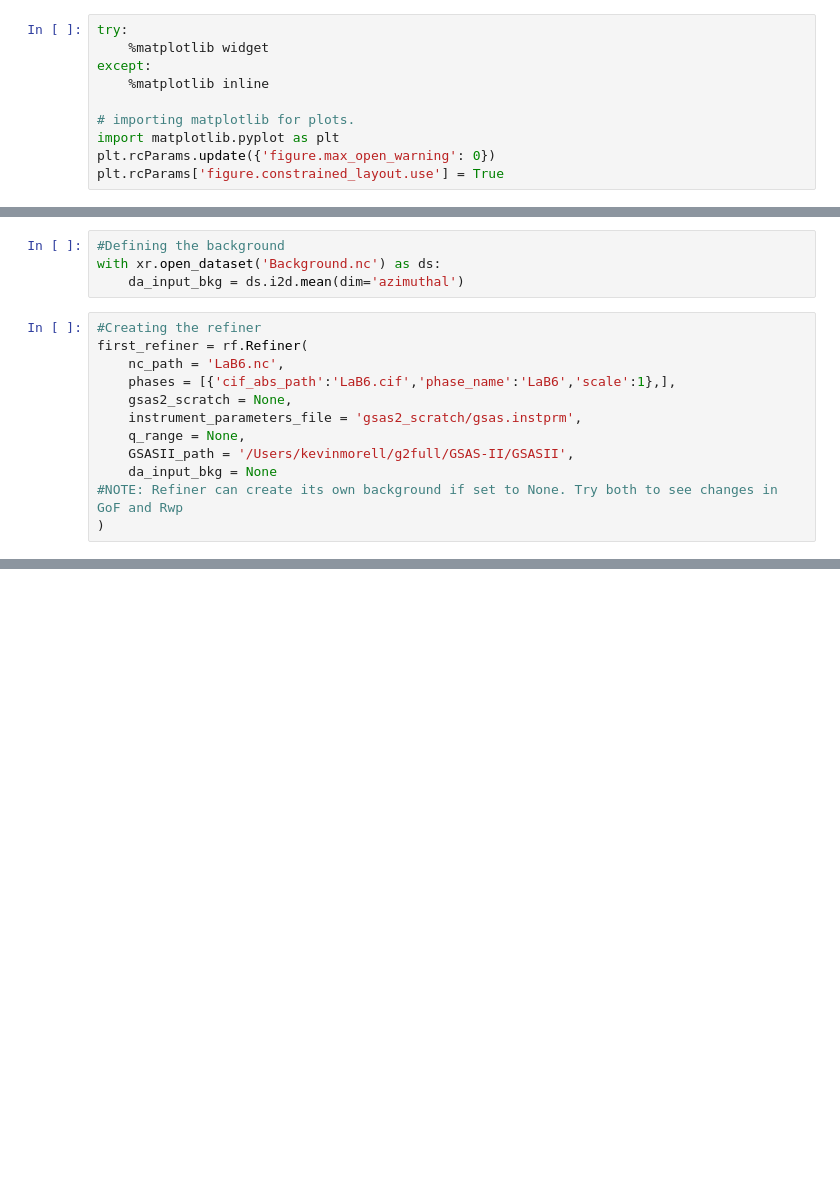
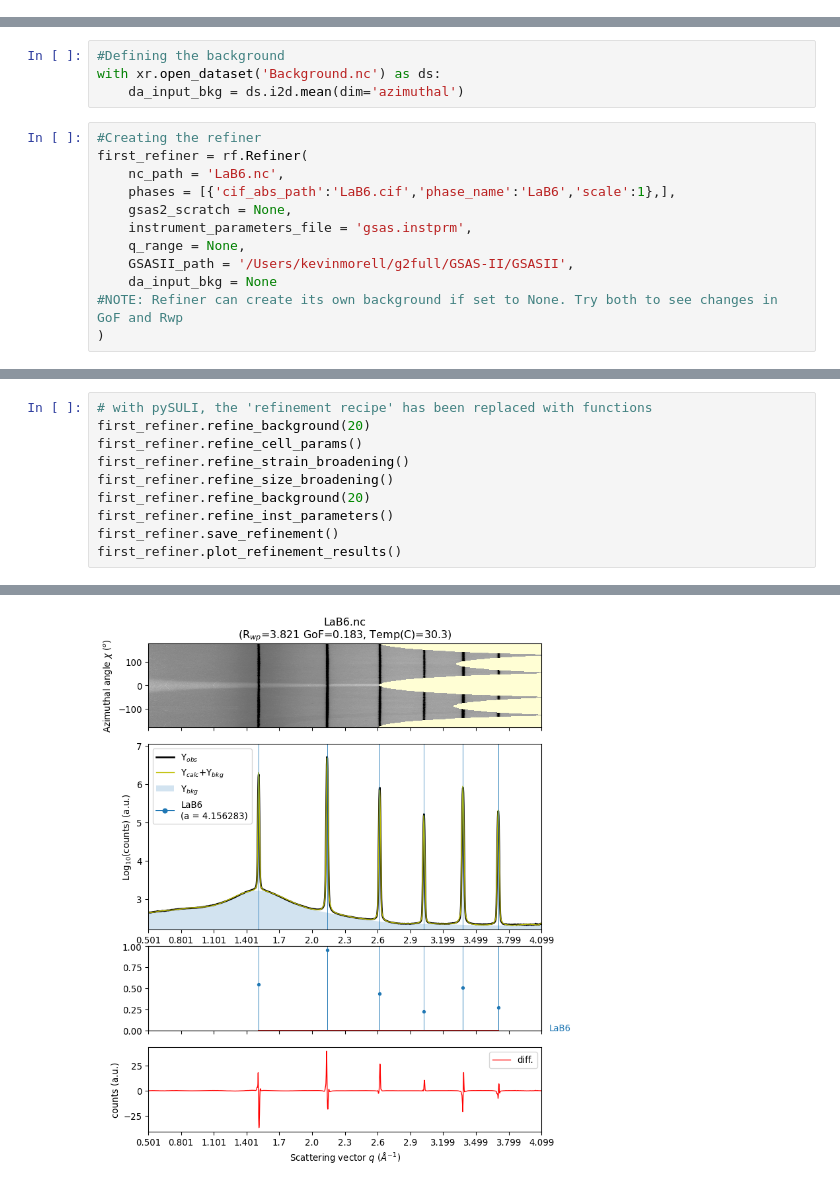
Before and after one commit to pmeshkov/pySULI, a Jupyter notebook: notebooks/006_pySULI_single_refinement.ipynb, the cells around one changed output, grey strips where cells are left out. Saved outputs shown, nothing was run; the diff lists cells and outputs as text; blank space fills up the shorter version.

```diff
--- a/notebooks/006_pySULI_single_refinement.ipynb
+++ b/notebooks/006_pySULI_single_refinement.ipynb
@@ -32,16 +38,6 @@ try:
     output.enable_custom_widget_manager()
 except:
     pass
-# %%
-try:
-    %matplotlib widget
-except:
-    %matplotlib inline
-
-# importing matplotlib for plots.
-import matplotlib.pyplot as plt
-plt.rcParams.update({'figure.max_open_warning': 0})
-plt.rcParams['figure.constrained_layout.use'] = True
 # %% [markdown]
 # Setting up the example data path
 # %%
@@ -136,7 +136,7 @@ first_refiner = rf.Refiner(
     nc_path = 'LaB6.nc',
     phases = [{'cif_abs_path':'LaB6.cif','phase_name':'LaB6','scale':1},],
     gsas2_scratch = None,
-    instrument_parameters_file = 'gsas2_scratch/gsas.instprm',
+    instrument_parameters_file = 'gsas.instprm',
     q_range = None,
     GSASII_path = '/Users/kevinmorell/g2full/GSAS-II/GSASII',
     da_input_bkg = None
@@ -144,0 +151,11 @@ first_refiner = rf.Refiner(
+# %%
+# with pySULI, the 'refinement recipe' has been replaced with functions
+first_refiner.refine_background(20)
+first_refiner.refine_cell_params()
+first_refiner.refine_strain_broadening()
+first_refiner.refine_size_broadening()
+first_refiner.refine_background(20)
+first_refiner.refine_inst_parameters()
+first_refiner.save_refinement()
+first_refiner.plot_refinement_results()
+# %% [output]
@@ -144,0 +170 @@ first_refiner = rf.Refiner(
+[figure, added]
```
Also changed, not shown: parts of 8 cells of this notebook.
